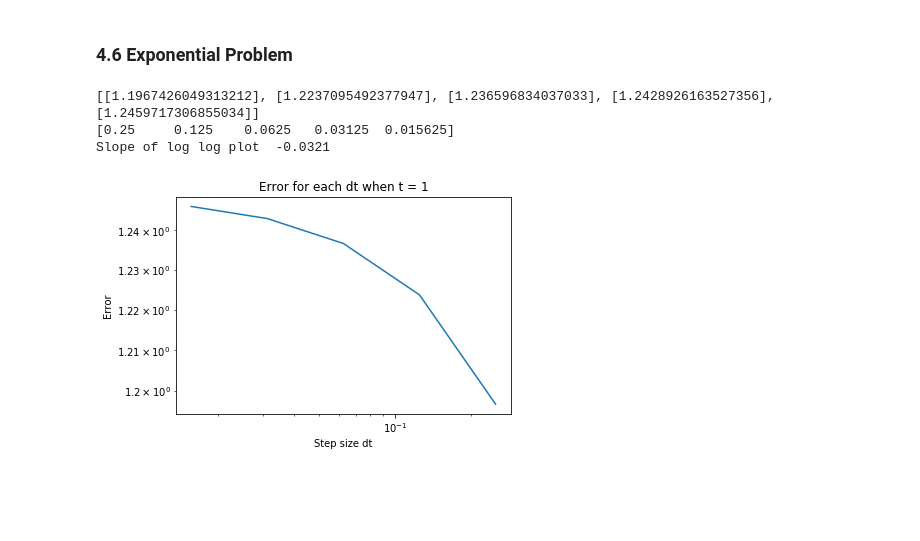
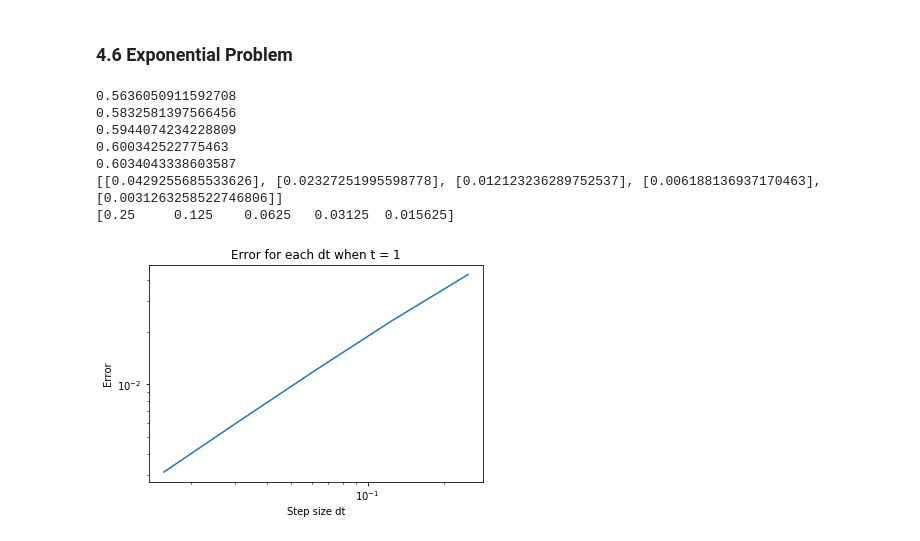
Before and after one commit to pots7878/Initial-Value-Problems, a Jupyter notebook: Lab01-Initial Value Problems.ipynb, the cells around one changed output. Cells and saved outputs as stored; diff of their text form; code cells hidden in the pictures; blank space fills up the shorter version.

Commit message:
Finished lab, need to include print out of results, markdown, and formating

```diff
--- a/Lab01-Initial Value Problems.ipynb
+++ b/Lab01-Initial Value Problems.ipynb
@@ -410,7 +402,7 @@ def f(t, y):
     """
     IVP function y'(t) to approximate the derivative
     """
-    return -(t * (np.exp((-t**2)/2)))
+    return -(t * y)
 
 def exact(t):
     """
@@ -486,7 +478,7 @@ def backward_euler(y0, t, dt, f, fdy):
 
         #initialize y by returning a numpy array with shape 101, filled with zeros
         #this preallocation is necessary for time reasons and to add values into array
-        Y = np.zeros(len(T+1))
+        Y = np.zeros(len(T))
 
         #assign time at position 0 to starting time (0.0) and set approximation at time
         #step 0 = 1.0 which is the initial value given
@@ -498,9 +490,9 @@ def backward_euler(y0, t, dt, f, fdy):
             Y[i] = backward_euler_step(Y[i-1], T[i], h, f, fdy)
 
         #calculate error and append values for each h to err list
-        e = [np.abs(Y[-1] - func(Y[-1], T[-1]))]
+        e = [np.abs(Y[-1] - exact(T[-1]))]
         err.append(e)
-
+        print(Y[-1])
     print(err)
     print(dt)
     #Plot log log plot
@@ -513,11 +505,11 @@ def backward_euler(y0, t, dt, f, fdy):
 def backward_euler_step(YN, TNext, dt, f, fdy):
 
     #define your maximumiterations and tolerance for newtons_method
-    max_iterations = 100
+    max_iterations = 1000
     tolerance = 1e-06
 
     #define g and gdy
-    g = lambda y: y-YN-dt*func(y, TNext)
+    g = lambda y: y-YN-dt*f(y, TNext)
     gdy = lambda y: 1-dt*fdy(y, TNext)
 
     y_next, iteration = newtons_method(max_iterations, tolerance, g, gdy, YN)
@@ -530,32 +522,32 @@ def func(y, t):
     """
     IVP function that provides the exact solution  to y(t)
     """
-    return np.exp((-t**2)/2)
+    return -t * y
 
 def fdy(y, t):
     """
     IVP function y'(t) to approximate the derivative
     """
-    return -(t * (np.exp((-t**2)/2)))
+    return -t
 # %%
 # initial values
 #list comprehension to create dt values [1/4, 1/8, 1/16, 1/32, 1/64]
 dt = np.asarray([1/(2**x) for x in range(2,7)])
 
 #initialize t(start) and t(final) can index them as start (t[0]) final (t[-1])
 t = np.array([0.0, 1.0])
 
 #IVP initial value y(0) = 1
 y0 = np.array([1.0])
 
 #call function backward_euler
 ys, ts, err = backward_euler(y0, t, dt, func, fdy)
-
-#Calculate slope of log log plot to find order of convergence
-m = (np.log(1.2237095492377947/1.1967426049313212)/np.log(0.125/0.25))
-print("Slope of log log plot ", round(m, 4))
 # %% [output]
-[[1.1967426049313212], [1.2237095492377947], [1.236596834037033], [1.2428926163527356], [1.2459717306855034]]
+0.5636050911592708
+0.5832581397566456
+0.5944074234228809
+0.600342522775463
+0.6034043338603587
+[[0.0429255685533626], [0.02327251995598778], [0.012123236289752537], [0.006188136937170463], [0.0031263258522746806]]
 [0.25     0.125    0.0625   0.03125  0.015625]
-Slope of log log plot  -0.0321
-[figure, old version]
+[figure, new version]
```
Also changed, not shown: parts of 5 cells of this notebook.
